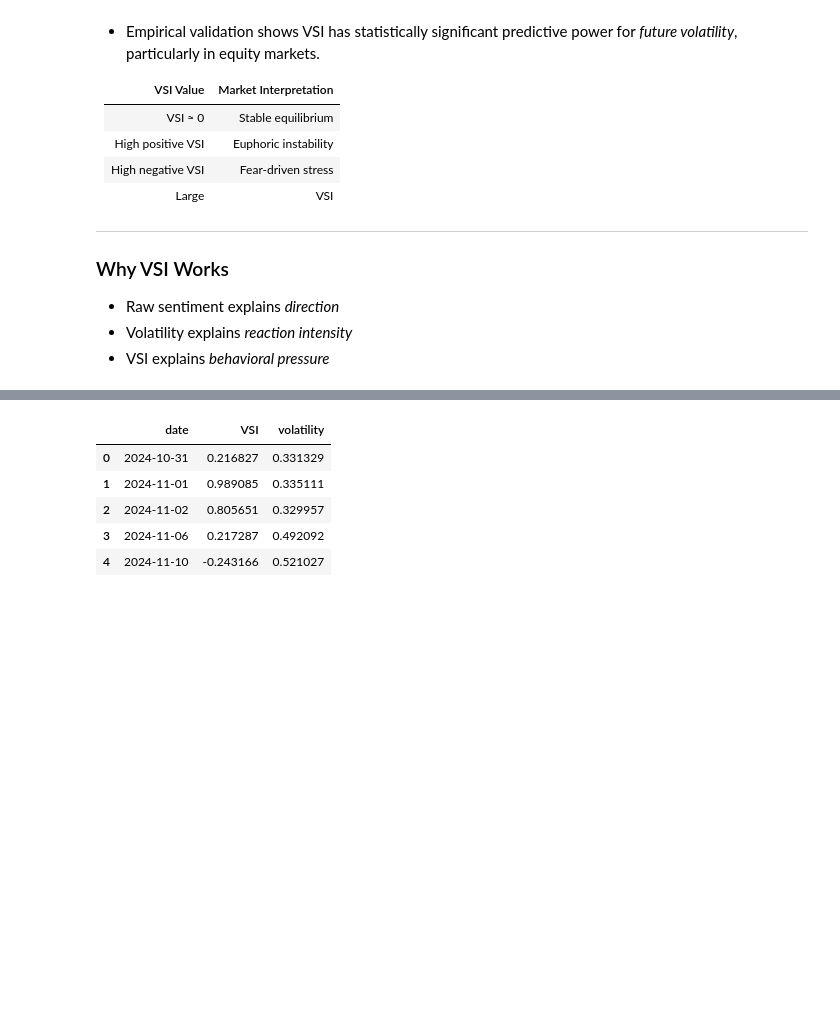
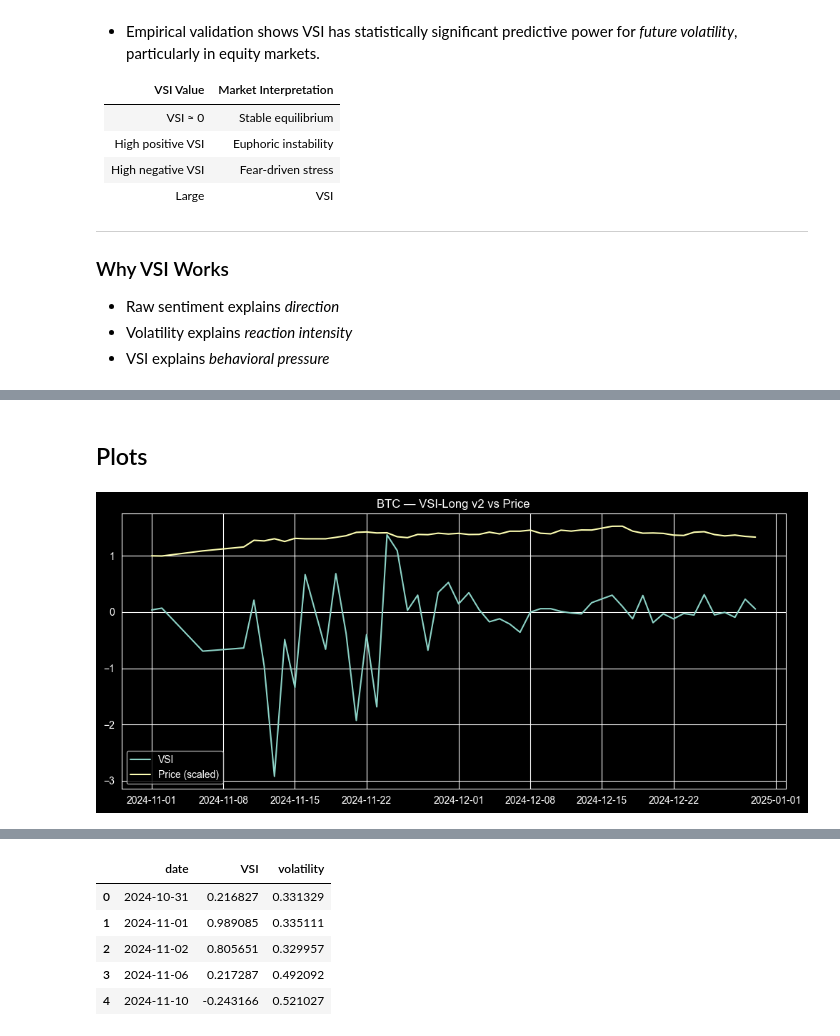
Before and after one commit to VT69/financial-sentiment-market-analysis, a Jupyter notebook: notebooks/09_VSI_Long_v2.ipynb, the cells around one changed output, grey strips where cells are left out. Saved outputs shown, nothing was run; the diff lists cells and outputs as text; code cells hidden in the pictures; blank space fills up the shorter version.

```diff
--- a/notebooks/09_custom_sentiment_index_VSI.ipynb
+++ b/notebooks/09_VSI_Long_v2.ipynb
@@ -106,0 +154,32 @@ nifty = nifty.sort_values("date").reset_index(drop=True)
+# %%
+def compute_vol_weight(df):
+    df["vol_z"] = zscore(df["volatility"], nan_policy="omit")
+    df["vol_weight"] = 1 + df["vol_z"].clip(lower=0)
+    return df
+
+btc = compute_vol_weight(btc)
+nifty = compute_vol_weight(nifty)
+# %%
+def compute_attention_weight(df):
+    df["attn_z"] = zscore(df["google_trend"], nan_policy="omit")
+    df["attn_weight"] = 1 + df["attn_z"].clip(lower=0)
+    return df
+
+btc = compute_attention_weight(btc)
+nifty = compute_attention_weight(nifty)
+# %%
+def compute_vsi_long(df):
+    df["VSI"] = (
+        df["sentiment_surprise"] *
+        df["vol_weight"] *
+        df["attn_weight"]
+    )
+    return df
+
+btc = compute_vsi_long(btc)
+nifty = compute_vsi_long(nifty)
+# %%
+btc_vsi = btc.dropna(subset=["VSI"])
+nifty_vsi = nifty.dropna(subset=["VSI"])
+
+btc_vsi[["date", "VSI", "volatility"]].head()
@@ -106,0 +193,11 @@ nifty = nifty.sort_values("date").reset_index(drop=True)
+# %% [markdown]
+## Plots
+# %%
+plt.figure(figsize=(12,5))
+plt.plot(btc_vsi["date"], btc_vsi["VSI"], label="VSI")
+plt.plot(btc_vsi["date"], btc_vsi["close"]/btc_vsi["close"].iloc[0], label="Price (scaled)")
+plt.legend()
+plt.title("BTC — VSI-Long v2 vs Price")
+plt.show()
+# %% [output]
+[figure, added]
```
Also changed, not shown: parts of 9 cells of this notebook, 9 other files.
